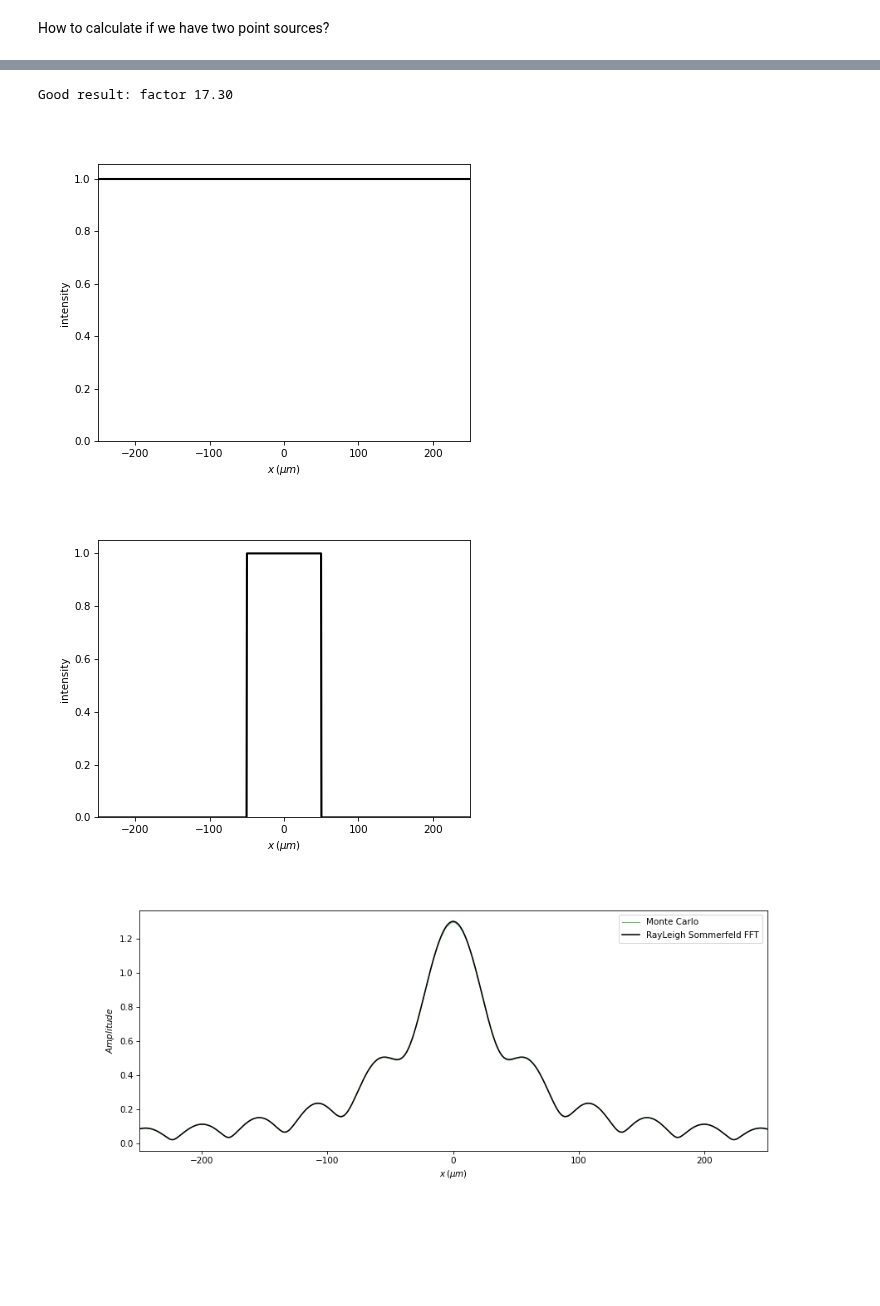
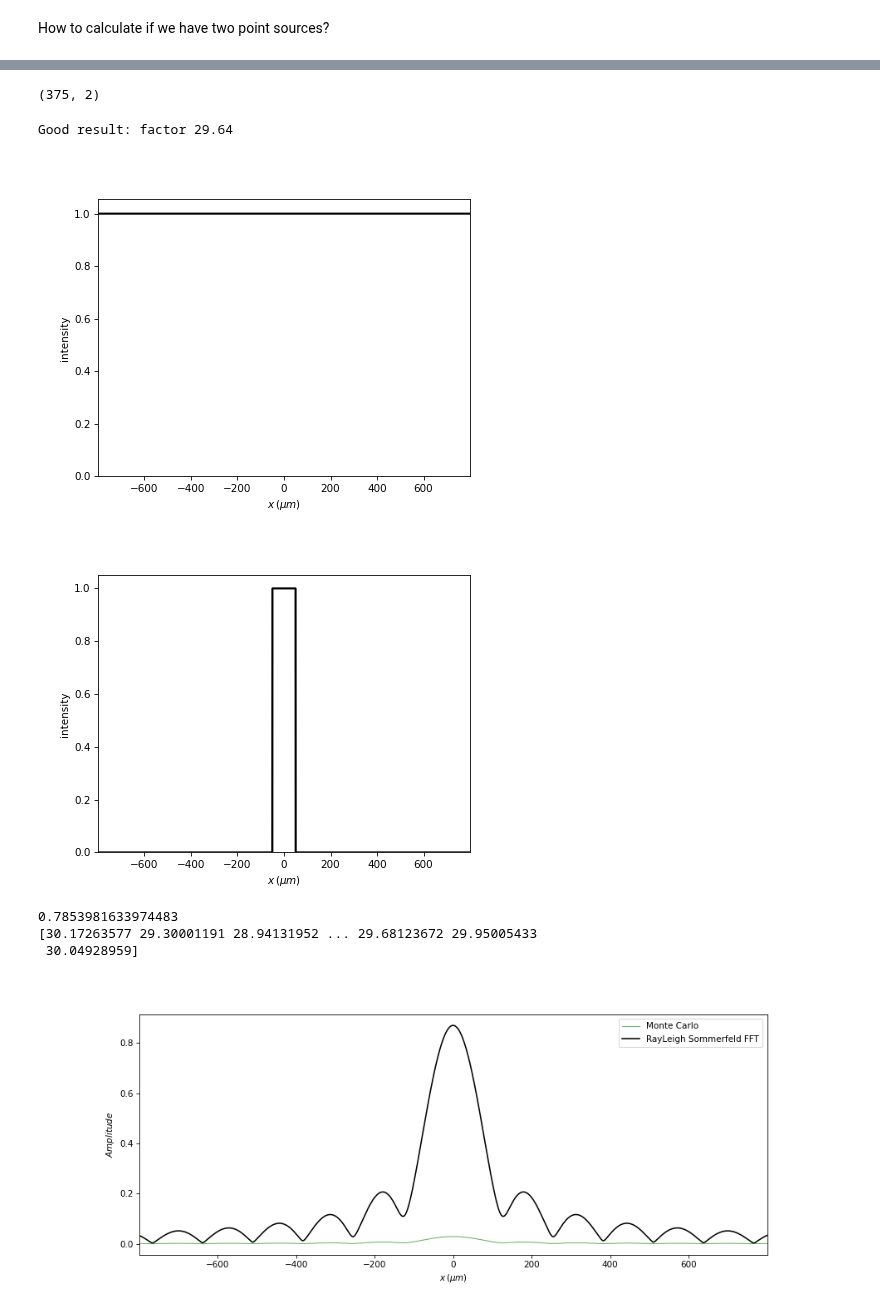
Before and after one commit to DavidLanders95/MonteCarloMS, a Jupyter notebook: montecarlodiffraction_pointsource_gist.ipynb, the cells around one changed output, grey strips where cells are left out. Saved outputs shown, nothing was run; the diff lists cells and outputs as text; code cells hidden in the pictures; blank space fills up the shorter version.

Commit message:
got helpful data plot working

```diff
--- a/montecarlodiffraction_pointsource_gist.ipynb
+++ b/montecarlodiffraction_pointsource_gist.ipynb
@@ -399,12 +399,12 @@ mempool.free_all_blocks()
 # %%
-z_prop = 7000 * um
+z_prop = 20000 * um
 wavelength = 0.638 * um
 
-det_width_x = 500 * um
+det_width_x = 1600 * um
 slit_width = 100 * um
 det_width_y = 0 * um
 
-num_px_det_x = 1000
+num_px_det_x = 6000
 num_px_det_y  = 1
 
 det_px_width_x = det_width_x / num_px_det_x
@@ -412,6 +412,10 @@ det_px_width_y = det_width_y / num_px_det_y
 
 det_yx_coords, samp_yx_coords, det_yx_idx, samp_yx_idx = setup_coordinates_slit(det_width_x, det_width_y, num_px_det_x, num_px_det_y,
                                                                                 det_px_width_x, det_px_width_y, slit_width / 2)
+
+print(samp_yx_idx.shape)
+# %% [output]
+(375, 2)
 # %%
 u2 = diffractio_rs_aperture_1D(x0=det_yx_coords[:, 1],
                                 z_prop=z_prop,
@@ -419,9 +423,9 @@ u2 = diffractio_rs_aperture_1D(x0=det_yx_coords[:, 1],
                                 aperture_width=slit_width,
                                 draw_inputs=True)
 # %% [output]
-Good result: factor 17.30
+Good result: factor 29.64
-[figure, old version]
+[figure, new version]
-[figure, old version]
+[figure, new version]
 # %%
 num_rays=int(1e9)
 
@@ -449,14 +453,19 @@ final_image = cp.asnumpy(final_image)
 # %%
 fig, ax = plt.subplots(figsize = (13, 5))
 
 ax.set_xlabel('$x\,(\mu m)$')
 ax.set_ylabel('$Amplitude$')
 ax.set_xlim(left=det_yx_coords[0, 1], right=det_yx_coords[-1, 1])
-ax.plot(det_yx_coords[:, 1], np.abs(final_image[0, :]) * (2 * np.pi) * (4 * det_width_x) / num_px_det_x * np.sqrt(z_prop / num_px_det_x), '-g', label='Monte Carlo', linewidth = 1, alpha = 0.6)
+ax.plot(det_yx_coords[:, 1], np.abs(final_image[0, :]) , '-g', label='Monte Carlo', linewidth = 1, alpha = 0.6)
 ax.plot(det_yx_coords[:, 1], np.abs(u2.u) , '-k', label='RayLeigh Sommerfeld FFT')
 
+print(np.pi/4)
 plt.legend()
 
 mempool.free_all_blocks()
+print(np.abs(u2.u) / (np.abs(final_image[0, :])) )
 # %% [output]
+0.7853981633974483
+[30.17263577 29.30001191 28.94131952 ... 29.68123672 29.95005433
+ 30.04928959]
-[figure, old version]
+[figure, new version]
```
Also changed, not shown: parts of 10 cells of this notebook.
